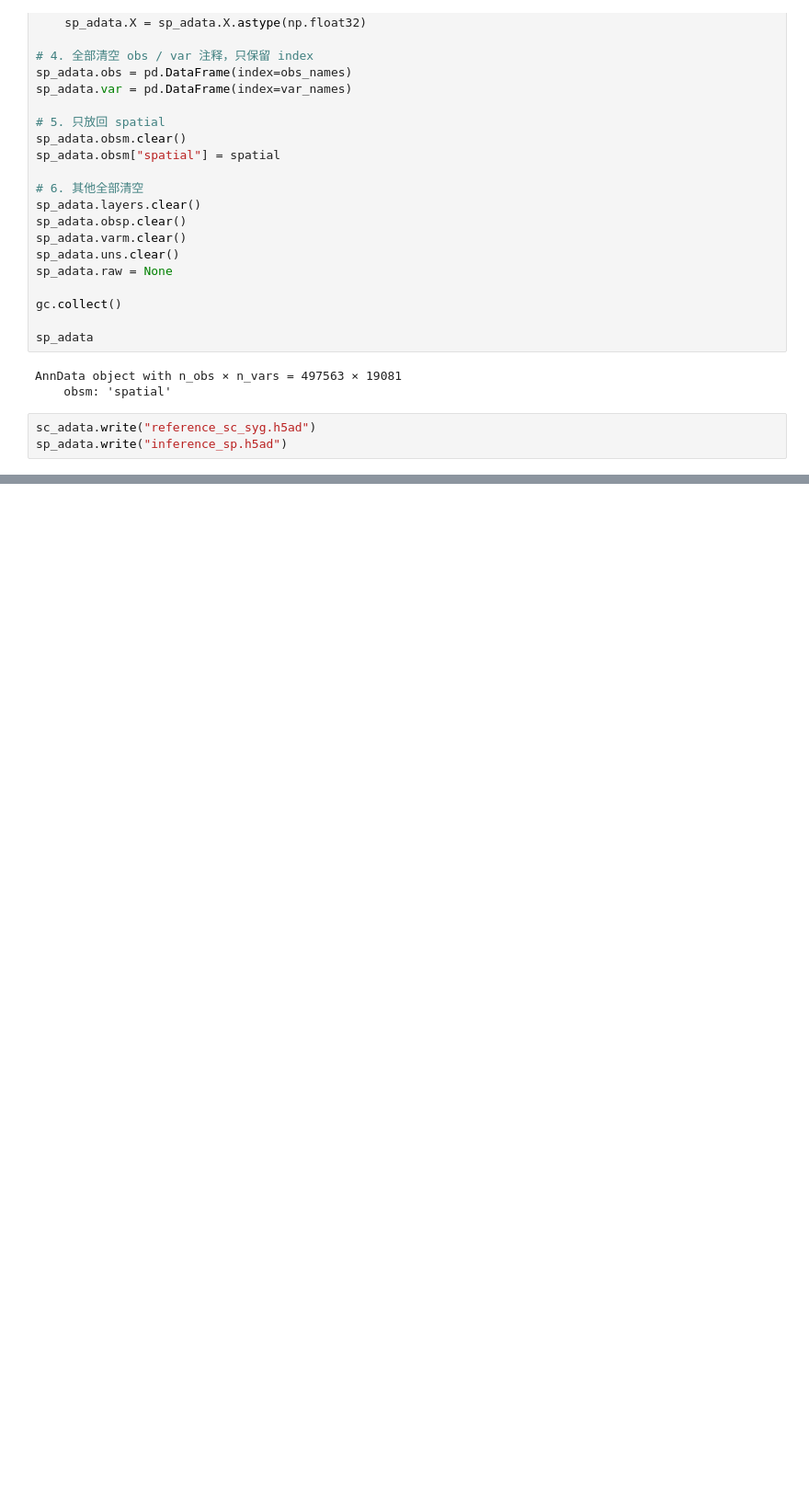
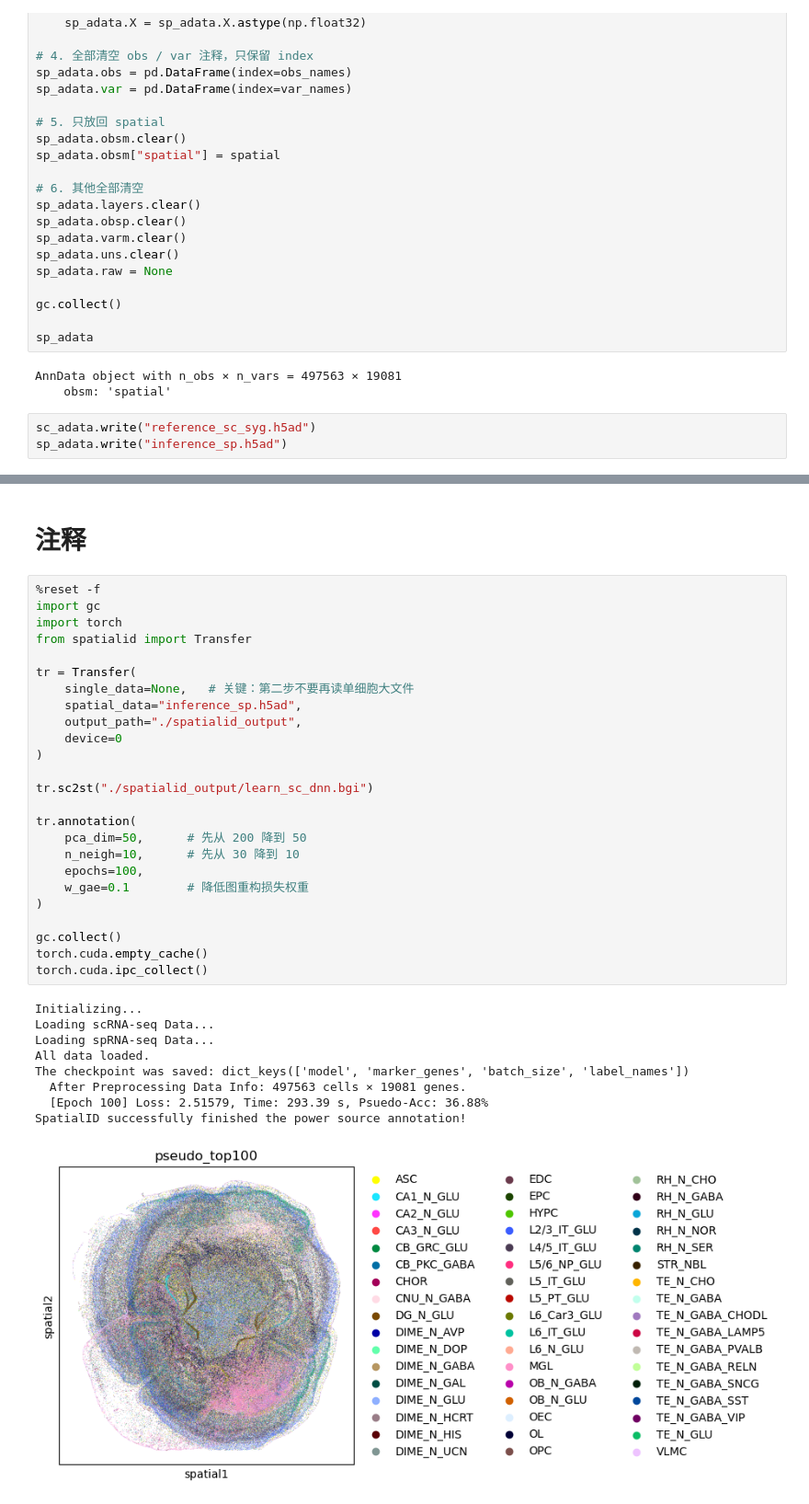
Before and after one commit to hwr9912/SpatialID, a Jupyter notebook: train.ipynb, the cells around one changed output, grey strips where cells are left out. Shown at 92% size. Saved outputs shown, nothing was run; the diff lists cells and outputs as text; blank space fills up the shorter version.

Commit message:
Adaptation to RTX4090 and optimization of training information output

```diff
--- a/train.ipynb
+++ b/train.ipynb
@@ -174 +201,38 @@ Training...
 ... (88 outputs left out)
+# %% [markdown]
+# 注释
+# %%
+%reset -f
+import gc
+import torch
+from spatialid import Transfer
+
+tr = Transfer(
+    single_data=None,   # 关键：第二步不要再读单细胞大文件
+    spatial_data="inference_sp.h5ad",
+    output_path="./spatialid_output",
+    device=0
+)
+
+tr.sc2st("./spatialid_output/learn_sc_dnn.bgi")
+
+tr.annotation(
+    pca_dim=50,      # 先从 200 降到 50
+    n_neigh=10,      # 先从 30 降到 10
+    epochs=100,
+    w_gae=0.1        # 降低图重构损失权重
+)
+
+gc.collect()
+torch.cuda.empty_cache()
+torch.cuda.ipc_collect()
+# %% [output]
+Initializing...
+Loading scRNA-seq Data...
+Loading spRNA-seq Data...
+All data loaded.
+The checkpoint was saved: dict_keys(['model', 'marker_genes', 'batch_size', 'label_names'])
+  After Preprocessing Data Info: 497563 cells × 19081 genes.
+  [Epoch 100] Loss: 2.51579, Time: 293.39 s, Psuedo-Acc: 36.88%
+SpatialID successfully finished the power source annotation!
+[figure, added]
```
Also changed, not shown: parts of 10 cells of this notebook, 4 other files.
